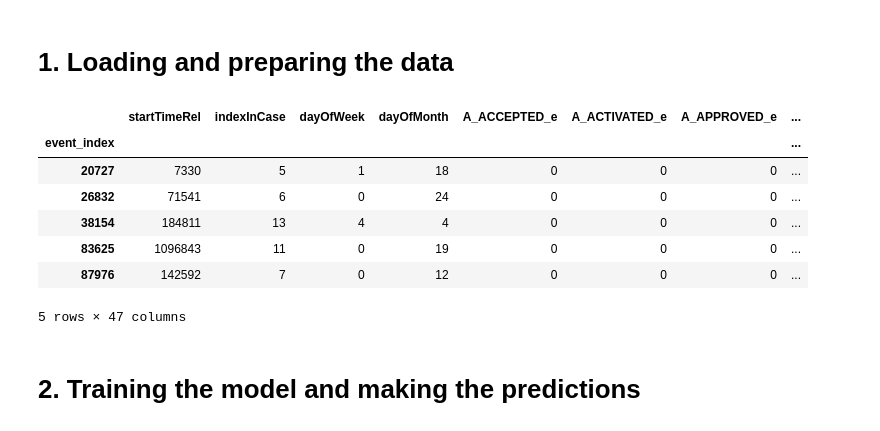
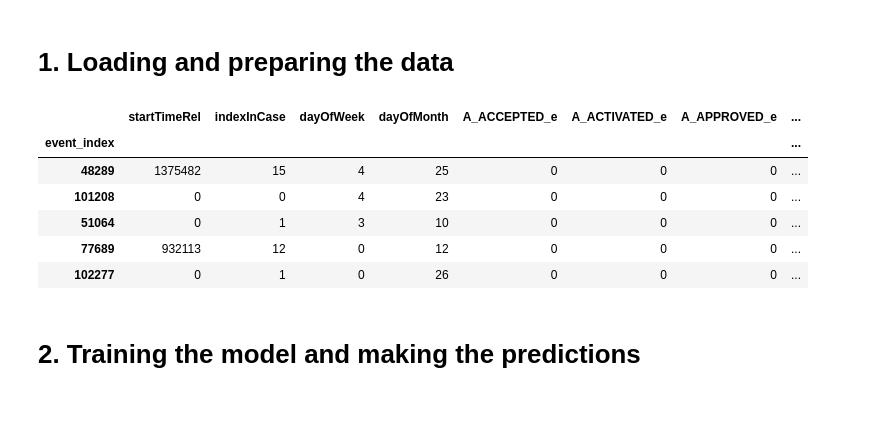
Before and after one commit to NickSot/process_mining, a Jupyter notebook: jesse/sprint3/sprint_3_gradient_boosting.ipynb, the cells around one changed output. Cells and saved outputs as stored; diff of their text form; code cells hidden in the pictures.

```diff
--- a/jesse/sprint3/sprint_3_gradient_boosting.ipynb
+++ b/jesse/sprint3/sprint_3_gradient_boosting.ipynb
@@ -10,6 +10,9 @@ from IPython.display import display
 
 from sklearn.ensemble import GradientBoostingRegressor
 from sklearn.model_selection import cross_val_score, RepeatedKFold
+
+pd.set_option('display.max_columns', None)
+pd.set_option('display.max_rows', None)
 # %%
 # Config variables
 training_data_path = '../../datasets/bpi_2012_train_eng.csv'
@@ -38,44 +41,38 @@ df_test = df_test.dropna()
 # %%
 # Make dummy variables from the event type for modelling purposes
 event_dummies_train = pd.get_dummies(df_train['event'])
 next_event_dummies_train = pd.get_dummies(df_train['nextEvent'])
 event_dummies_train = event_dummies_train.join(next_event_dummies_train, lsuffix="_e", rsuffix=("_ne"))
 
 event_dummies_test = pd.get_dummies(df_test['event'])
 next_event_dummies_test = pd.get_dummies(df_test['nextEvent'])
 event_dummies_test = event_dummies_test.join(next_event_dummies_test, lsuffix="_e", rsuffix=("_ne"))
 
 # Put the dummy variables back in the dataframe as columns
 df_train_dummies = pd.concat([df_train, event_dummies_train], axis=1)
 df_test_dummies = pd.concat([df_test, event_dummies_test], axis=1)
 
 
-# Sub-select rows based on prefixes (WIP, only a test)
-df_train_dummies = df_train_dummies[df_train_dummies['nextEvent'].str[0] == 'O']
-df_test_dummies = df_test_dummies[df_test_dummies['nextEvent'].str[0] == 'O']
-
-
 df_train_dummies.drop(['event', 'nextEvent', 'W_Valideren aanvraag_e', 'W_Valideren aanvraag_ne'], axis=1, inplace=True)
 df_test_dummies.drop(['event', 'nextEvent', 'W_Valideren aanvraag_e', 'W_Valideren aanvraag_ne'], axis=1, inplace=True)
 
 # Drop the features the model doesn't use
 X_train = df_train_dummies.drop(columns=['startTime', 'completeTime', 'REG_DATE', 'case', 'AMOUNT_REQ', 'org:resource', 'nextEventTime', 'nextEventTimeRel'])
 X_test = df_test_dummies.drop(columns=['startTime', 'completeTime', 'REG_DATE', 'case', 'AMOUNT_REQ', 'org:resource', 'nextEventTime', 'nextEventTimeRel'])
 
 # Construct the output parameters with from the training and testing sets with the correct rows dropped
 Y_train = df_train_dummies['nextEventTimeRel']
 Y_test = df_test_dummies['nextEventTimeRel']
 
 X_train.head()
 # %% [output]
 |  | startTimeRel | indexInCase | dayOfWeek | dayOfMonth | A_ACCEPTED_e | A_ACTIVATED_e | A_APPROVED_e | ... |
 | event_index |  |  |  |  |  |  |  | ... |
-| 20727 | 7330 | 5 | 1 | 18 | 0 | 0 | 0 | ... |
-| 26832 | 71541 | 6 | 0 | 24 | 0 | 0 | 0 | ... |
-| 38154 | 184811 | 13 | 4 | 4 | 0 | 0 | 0 | ... |
-| 83625 | 1096843 | 11 | 0 | 19 | 0 | 0 | 0 | ... |
-| 87976 | 142592 | 7 | 0 | 12 | 0 | 0 | 0 | ... |
+| 48289 | 1375482 | 15 | 4 | 25 | 0 | 0 | 0 | ... |
+| 101208 | 0 | 0 | 4 | 23 | 0 | 0 | 0 | ... |
+| 51064 | 0 | 1 | 3 | 10 | 0 | 0 | 0 | ... |
+| 77689 | 932113 | 12 | 0 | 12 | 0 | 0 | 0 | ... |
+| 102277 | 0 | 1 | 0 | 26 | 0 | 0 | 0 | ... |
-5 rows × 47 columns
 # %% [markdown]
 # 2. Training the model and making the predictions
 # %%
```
Also changed, not shown: parts of 14 cells of this notebook.
